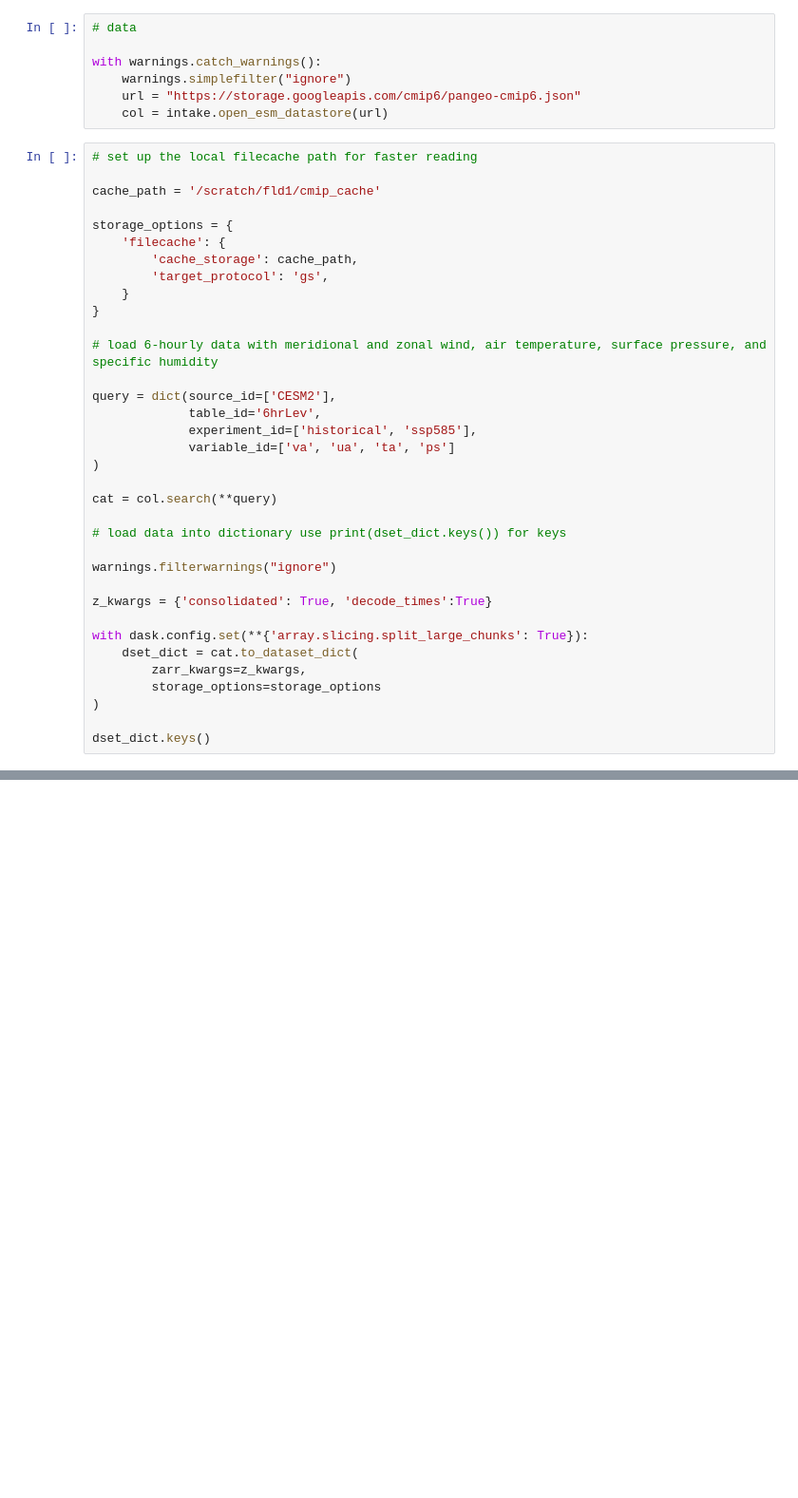
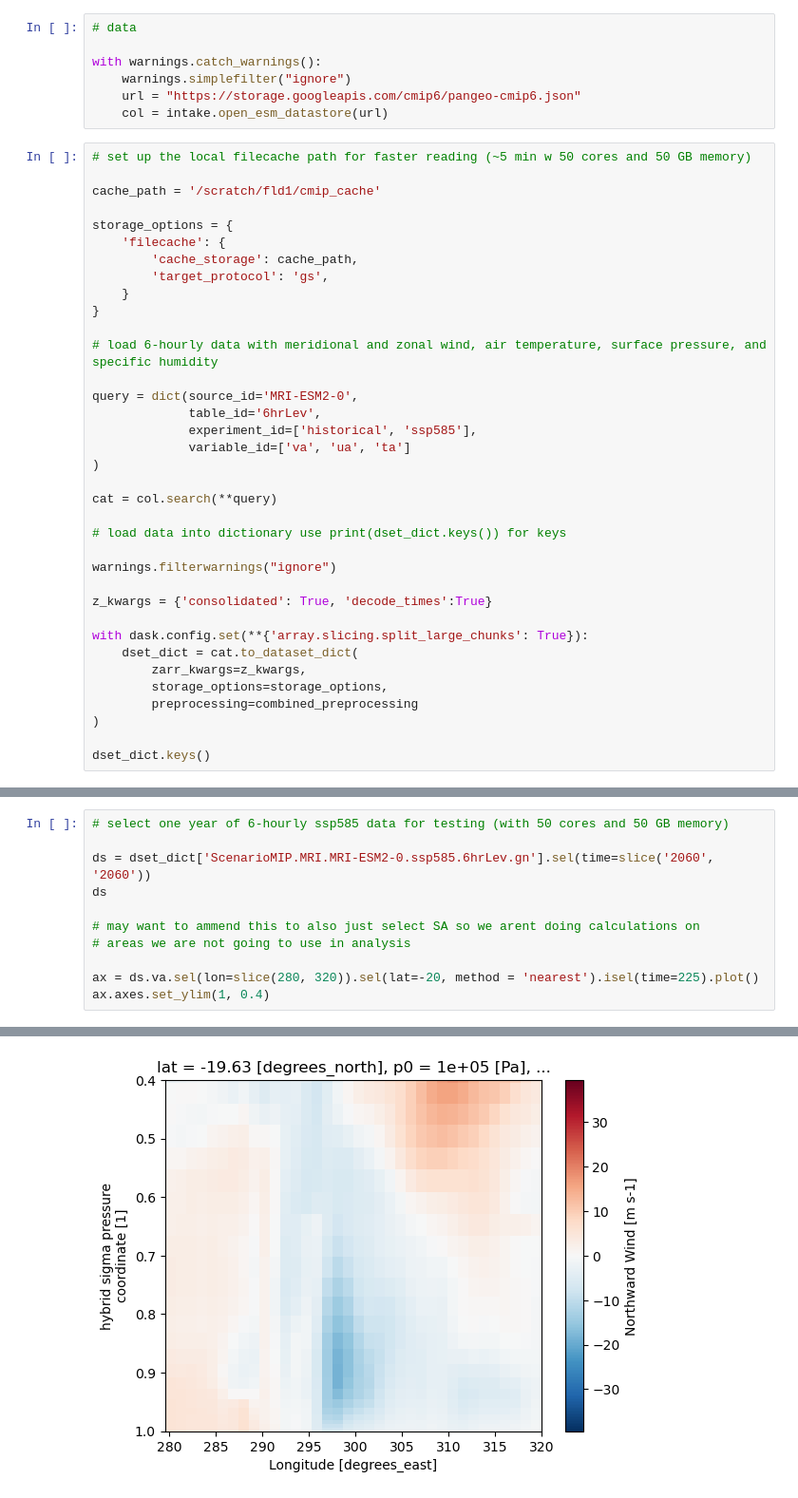
Before and after one commit to felixleodiaz/SALLJ, a Jupyter notebook: scripts/gcm_SALLJ.ipynb, the cells around one changed output, grey strips where cells are left out. Shown at 95% size. Drawn from its saved outputs; the diff is of its cells as text; blank space fills up the shorter version.

```diff
--- a/scripts/gcm_SALLJ.ipynb
+++ b/scripts/gcm_SALLJ.ipynb
@@ -22,7 +22,7 @@ with warnings.catch_warnings():
     url = "https://storage.googleapis.com/cmip6/pangeo-cmip6.json"
     col = intake.open_esm_datastore(url)
 # %%
-# set up the local filecache path for faster reading
+# set up the local filecache path for faster reading (~5 min w 50 cores and 50 GB memory)
 
 cache_path = '/scratch/fld1/cmip_cache'
 
@@ -35,10 +35,10 @@ storage_options = {
 
 # load 6-hourly data with meridional and zonal wind, air temperature, surface pressure, and specific humidity
 
-query = dict(source_id=['CESM2'],
+query = dict(source_id='MRI-ESM2-0',
              table_id='6hrLev',
              experiment_id=['historical', 'ssp585'],
-             variable_id=['va', 'ua', 'ta', 'ps']
+             variable_id=['va', 'ua', 'ta']
 )
 
 cat = col.search(**query)
@@ -52,7 +52,8 @@ z_kwargs = {'consolidated': True, 'decode_times':True}
 with dask.config.set(**{'array.slicing.split_large_chunks': True}):
     dset_dict = cat.to_dataset_dict(
         zarr_kwargs=z_kwargs,
-        storage_options=storage_options
+        storage_options=storage_options,
+        preprocessing=combined_preprocessing
 )
 
 dset_dict.keys()
@@ -58,0 +65,12 @@ dset_dict.keys()
+# %%
+# select one year of 6-hourly ssp585 data for testing (with 50 cores and 50 GB memory)
+
+ds = dset_dict['ScenarioMIP.MRI.MRI-ESM2-0.ssp585.6hrLev.gn'].sel(time=slice('2060', '2060'))
+ds
+
+# may want to ammend this to also just select SA so we arent doing calculations on
+# areas we are not going to use in analysis
+
+ax = ds.va.sel(lon=slice(280, 320)).sel(lat=-20, method = 'nearest').isel(time=225).plot()
+ax.axes.set_ylim(1, 0.4)
+# %% [output]
@@ -58,0 +78 @@ dset_dict.keys()
+[figure, added]
```
Also changed, not shown: parts of 6 cells of this notebook.
